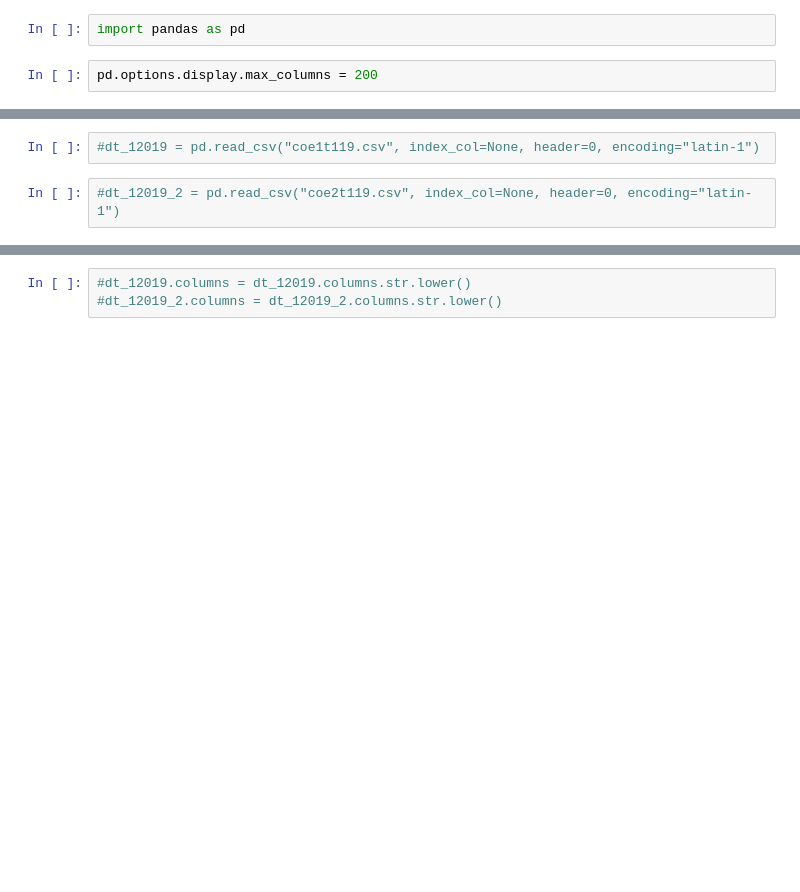
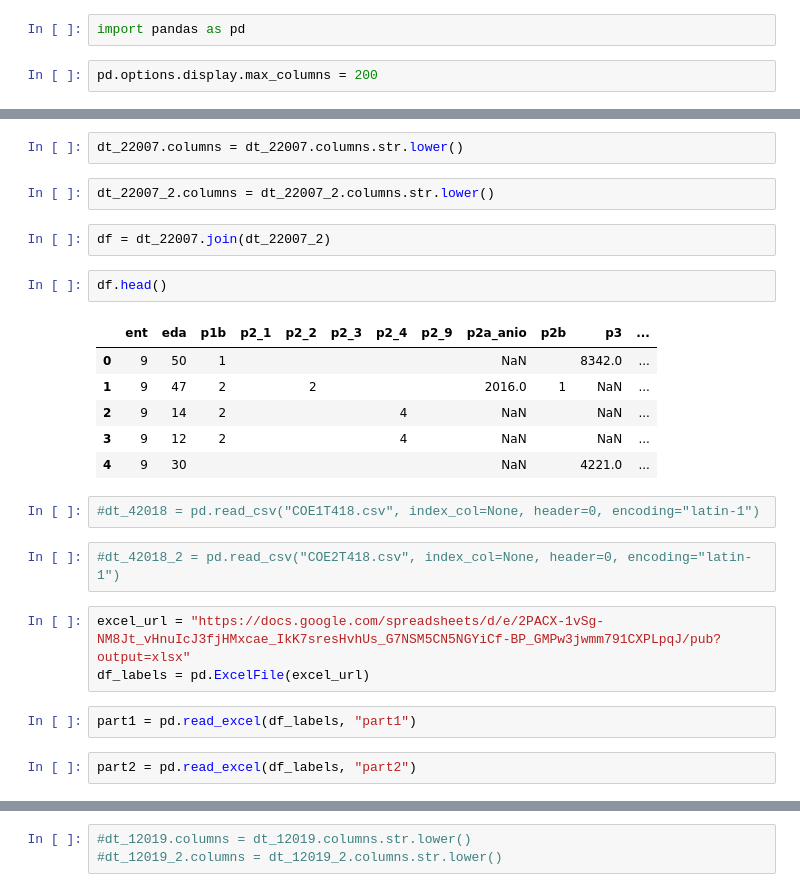
Before and after one commit to anabcm/data-etl, a Jupyter notebook: etl/enoe/Enoe.ipynb, the cells around one changed output, grey strips where cells are left out. Cells and saved outputs as stored; diff of their text form; blank space fills up the shorter version.

```diff
--- a/etl/enoe/Enoe.ipynb
+++ b/etl/enoe/Enoe.ipynb
@@ -5,4 +217,26 @@ pd.options.display.max_columns = 200
+# %%
+dt_22007.columns = dt_22007.columns.str.lower()
+# %%
+dt_22007_2.columns = dt_22007_2.columns.str.lower()
+# %%
+df = dt_22007.join(dt_22007_2)
+# %%
+df.head()
+# %% [output]
+|  | ent | eda | p1b | p2_1 | p2_2 | p2_3 | p2_4 | p2_9 | p2a_anio | p2b | p3 | ... |
+| 0 | 9 | 50 | 1 |  |  |  |  |  | NaN |  | 8342.0 | ... |
+| 1 | 9 | 47 | 2 |  | 2 |  |  |  | 2016.0 | 1 | NaN | ... |
+| 2 | 9 | 14 | 2 |  |  |  | 4 |  | NaN |  | NaN | ... |
+| 3 | 9 | 12 | 2 |  |  |  | 4 |  | NaN |  | NaN | ... |
+| 4 | 9 | 30 |  |  |  |  |  |  | NaN |  | 4221.0 | ... |
 # %%
-#dt_12019 = pd.read_csv("coe1t119.csv", index_col=None, header=0, encoding="latin-1")
+#dt_42018 = pd.read_csv("COE1T418.csv", index_col=None, header=0, encoding="latin-1")
 # %%
-#dt_12019_2 = pd.read_csv("coe2t119.csv", index_col=None, header=0, encoding="latin-1")
+#dt_42018_2 = pd.read_csv("COE2T418.csv", index_col=None, header=0, encoding="latin-1")
+# %%
+excel_url = "https://docs.google.com/spreadsheets/d/e/2PACX-1vSg-NM8Jt_vHnuIcJ3fjHMxcae_IkK7sresHvhUs_G7NSM5CN5NGYiCf-BP_GMPw3jwmm791CXPLpqJ/pub?output=xlsx"
+df_labels = pd.ExcelFile(excel_url)
+# %%
+part1 = pd.read_excel(df_labels, "part1")
+# %%
+part2 = pd.read_excel(df_labels, "part2")
```
Also changed, not shown: parts of 82 cells of this notebook, 2 other files.
